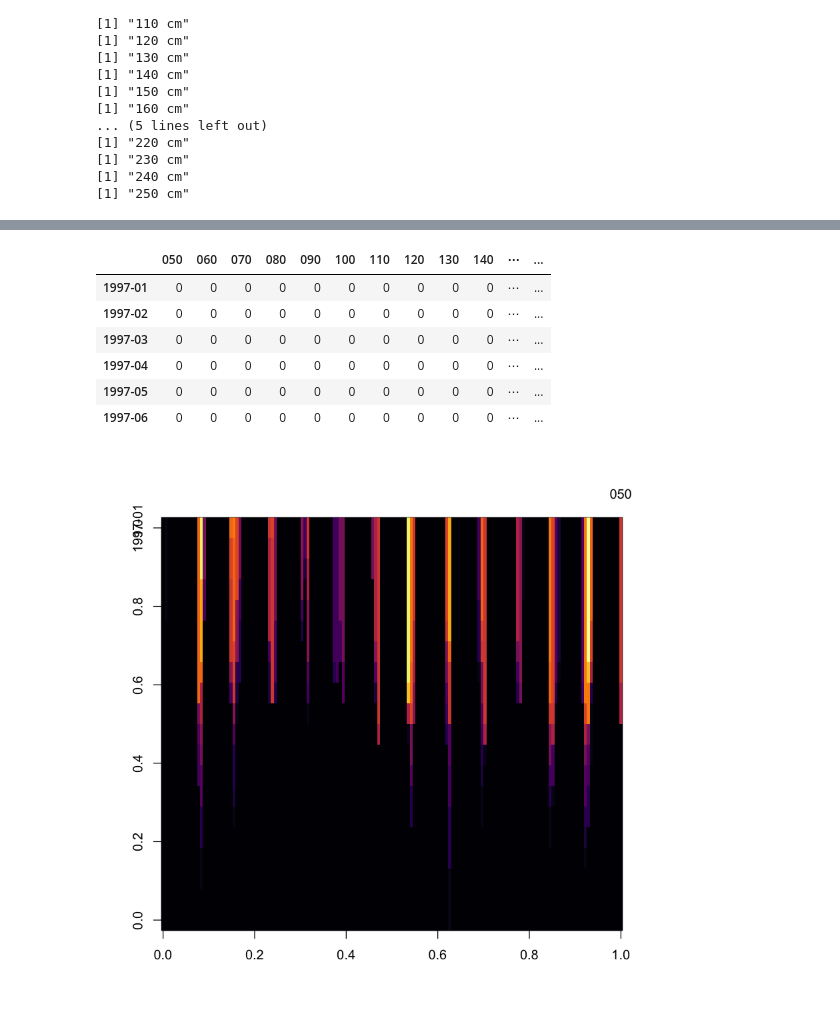
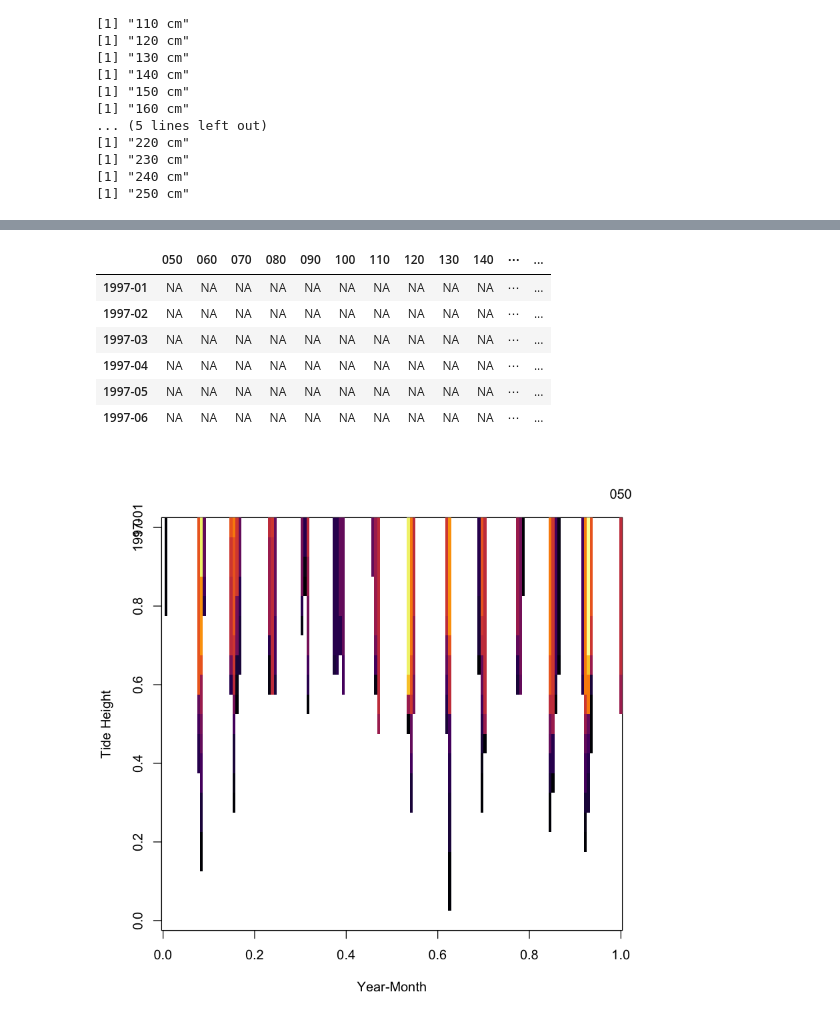
Before and after one commit to kallisons/NZMusselTemperatures, a Jupyter notebook: RCode_ProcessOutput/PlotMonthlyByHeight.ipynb, the cells around one changed output, grey strips where cells are left out. Drawn from its saved outputs; the diff is of its cells as text; code cells hidden in the pictures.

```diff
--- a/RCode_ProcessOutput/PlotMonthlyByHeight.ipynb
+++ b/RCode_ProcessOutput/PlotMonthlyByHeight.ipynb
@@ -102,20 +85,20 @@ t(MaxTemp[,-1])
 # %%
-MaxTime[is.na(MaxTime)] <- 0
+#MaxTime[is.na(MaxTime)] <- 0
 rownames(MaxTime)<-MaxTime[,1]
 MaxTime<-MaxTime[,-1]
 # %%
 head(MaxTime)
 # %% [output]
 |  | 050 | 060 | 070 | 080 | 090 | 100 | 110 | 120 | 130 | 140 | ⋯ | ... |
-| 1997-01 | 0 | 0 | 0 | 0 | 0 | 0 | 0 | 0 | 0 | 0 | ⋯ | ... |
-| 1997-02 | 0 | 0 | 0 | 0 | 0 | 0 | 0 | 0 | 0 | 0 | ⋯ | ... |
-| 1997-03 | 0 | 0 | 0 | 0 | 0 | 0 | 0 | 0 | 0 | 0 | ⋯ | ... |
-| 1997-04 | 0 | 0 | 0 | 0 | 0 | 0 | 0 | 0 | 0 | 0 | ⋯ | ... |
-| 1997-05 | 0 | 0 | 0 | 0 | 0 | 0 | 0 | 0 | 0 | 0 | ⋯ | ... |
-| 1997-06 | 0 | 0 | 0 | 0 | 0 | 0 | 0 | 0 | 0 | 0 | ⋯ | ... |
+| 1997-01 | NA | NA | NA | NA | NA | NA | NA | NA | NA | NA | ⋯ | ... |
+| 1997-02 | NA | NA | NA | NA | NA | NA | NA | NA | NA | NA | ⋯ | ... |
+| 1997-03 | NA | NA | NA | NA | NA | NA | NA | NA | NA | NA | ⋯ | ... |
+| 1997-04 | NA | NA | NA | NA | NA | NA | NA | NA | NA | NA | ⋯ | ... |
+| 1997-05 | NA | NA | NA | NA | NA | NA | NA | NA | NA | NA | ⋯ | ... |
+| 1997-06 | NA | NA | NA | NA | NA | NA | NA | NA | NA | NA | ⋯ | ... |
 # %%
-image(as.matrix(MaxTime[,-1]), col=inferno(25), axes=TRUE)
+image(as.matrix(MaxTime), col=inferno(25), axes=TRUE, ylab='Tide Height', xlab="Year-Month")
 axis(3, at = 1:ncol(MaxTime), labels=colnames(MaxTime),srt=45,tick=FALSE)
 axis(2, at = 1:nrow(MaxTime), labels=rownames(MaxTime),srt=45,tick=FALSE)
 # %% [output]
-[figure, old version]
+[figure, new version]
```
Also changed, not shown: parts of 7 cells of this notebook, 33 other files.
